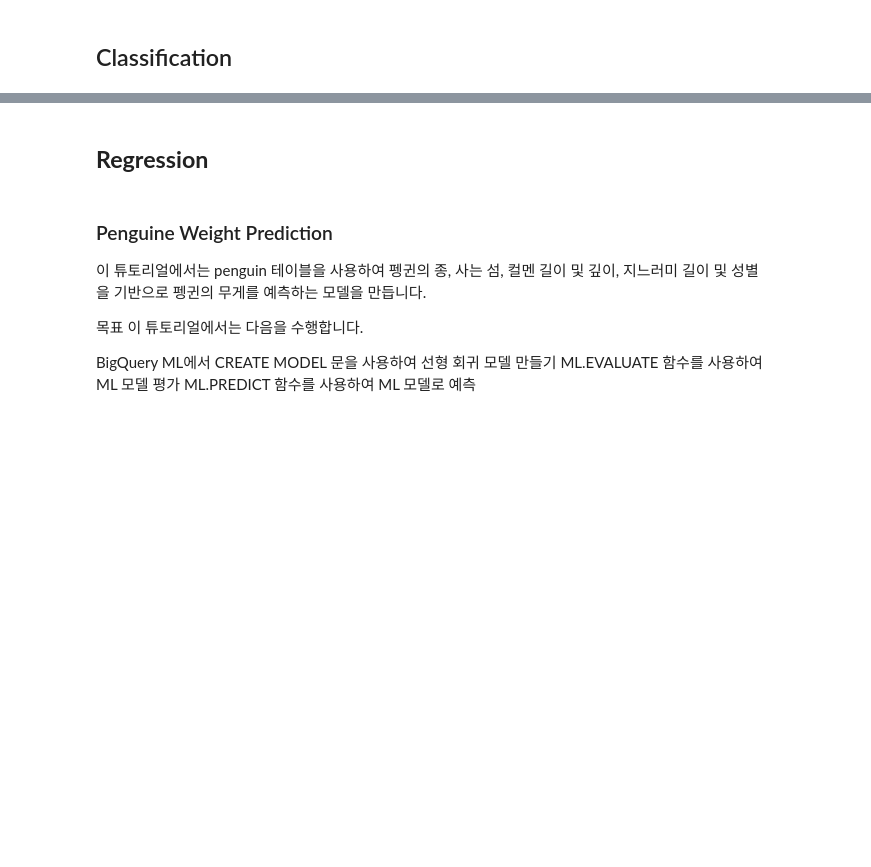
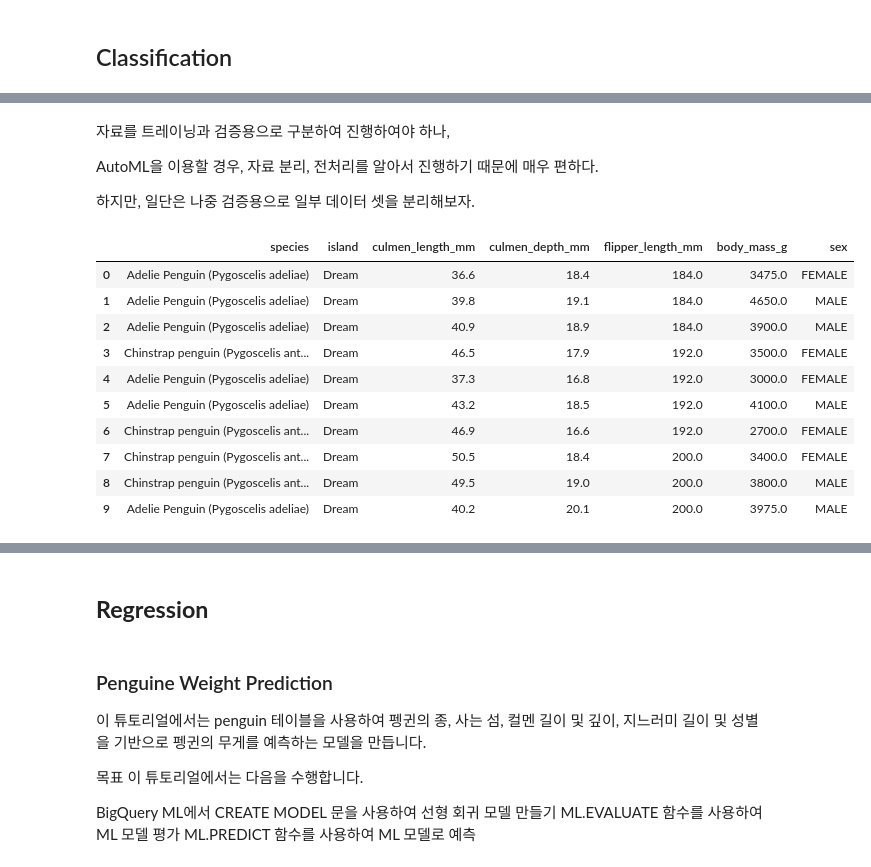
Before and after one commit to kpyopark/bqml_training_list, a Jupyter notebook: Training_List.ipynb, the cells around one changed output, grey strips where cells are left out. Drawn from its saved outputs; the diff is of its cells as text; code cells hidden in the pictures; blank space fills up the shorter version.

```diff
--- a/Training_List.ipynb
+++ b/Training_List.ipynb
@@ -44,0 +53,14 @@ BQML은 다음과 같은 카테고리의 알고리즘을 지원합니다.
+# %%
+### 하기 내용은 꼭 확인하시기 바랍니다. 데이터셋의 명칭, 위치등을 결정하게 됩니다.
+
+location='US'
+#location='asia-northeast3'
+
+# 기존 데이터셋(일반 데이터베이스로 보면, Schema)을 이용한다면, 아래 내용은 실행하지 않으셔도 됩니다.
+dataset_name='us_trainingset'
+# %%
+# Intialize All necessary modules
+from google.cloud import bigquery
+
+client = bigquery.Client(location=location)
+project_id = client.project
@@ -74,0 +115,27 @@ BQML은 다음과 같은 카테고리의 알고리즘을 지원합니다.
+# %%
+ml_dataset = 'bigquery-public-data.ml_datasets.penguins'
+
+df_penguin = client.query(f"""
+select *
+  from `{ml_dataset}`
+""").to_dataframe()
+# %% [markdown]
+자료를 트레이닝과 검증용으로 구분하여 진행하여야 하나,
+
+AutoML을 이용할 경우, 자료 분리, 전처리를 알아서 진행하기 때문에 매우 편하다.
+
+하지만, 일단은 나중 검증용으로 일부 데이터 셋을 분리해보자.
+# %%
+df_penguin.head(10)
+# %% [output]
+|  | species | island | culmen_length_mm | culmen_depth_mm | flipper_length_mm | body_mass_g | sex |
+| 0 | Adelie Penguin (Pygoscelis adeliae) | Dream | 36.6 | 18.4 | 184.0 | 3475.0 | FEMALE |
+| 1 | Adelie Penguin (Pygoscelis adeliae) | Dream | 39.8 | 19.1 | 184.0 | 4650.0 | MALE |
+| 2 | Adelie Penguin (Pygoscelis adeliae) | Dream | 40.9 | 18.9 | 184.0 | 3900.0 | MALE |
+| 3 | Chinstrap penguin (Pygoscelis ant... | Dream | 46.5 | 17.9 | 192.0 | 3500.0 | FEMALE |
+| 4 | Adelie Penguin (Pygoscelis adeliae) | Dream | 37.3 | 16.8 | 192.0 | 3000.0 | FEMALE |
+| 5 | Adelie Penguin (Pygoscelis adeliae) | Dream | 43.2 | 18.5 | 192.0 | 4100.0 | MALE |
+| 6 | Chinstrap penguin (Pygoscelis ant... | Dream | 46.9 | 16.6 | 192.0 | 2700.0 | FEMALE |
+| 7 | Chinstrap penguin (Pygoscelis ant... | Dream | 50.5 | 18.4 | 200.0 | 3400.0 | FEMALE |
+| 8 | Chinstrap penguin (Pygoscelis ant... | Dream | 49.5 | 19.0 | 200.0 | 3800.0 | MALE |
+| 9 | Adelie Penguin (Pygoscelis adeliae) | Dream | 40.2 | 20.1 | 200.0 | 3975.0 | MALE |
```
Also changed, not shown: parts of 30 cells of this notebook.
